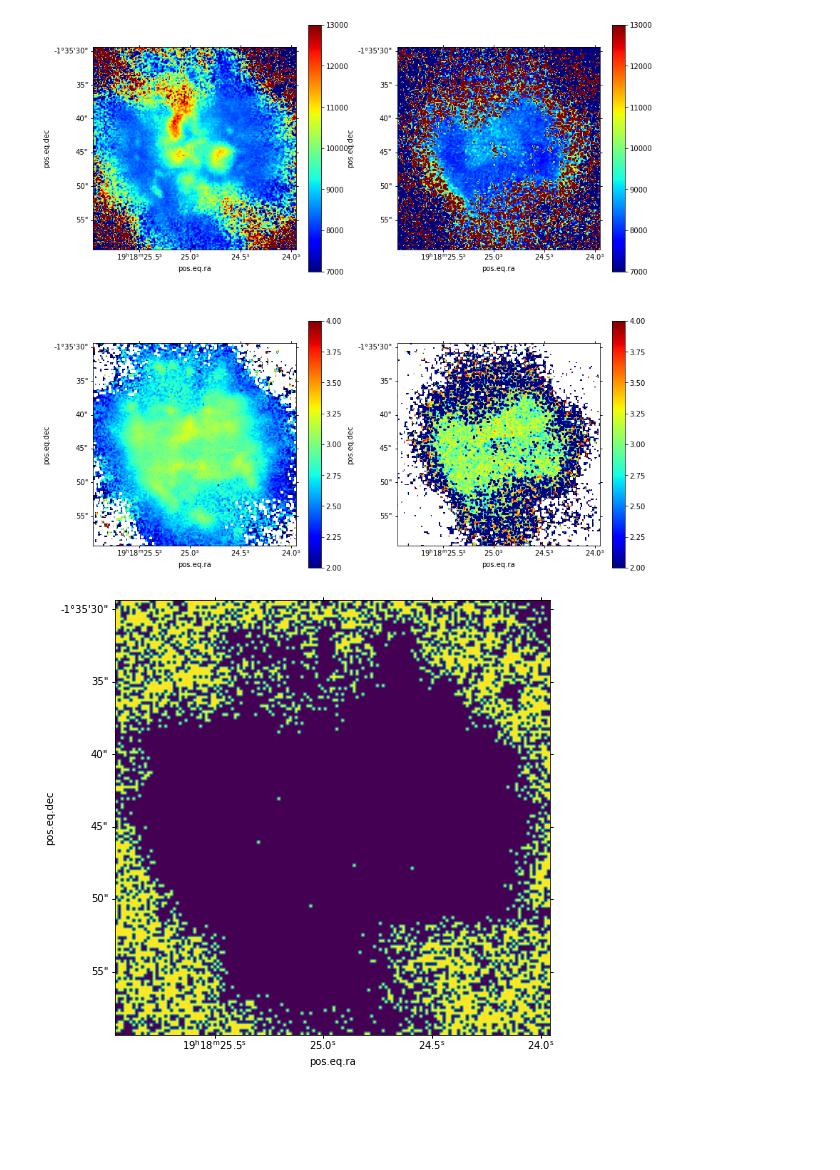
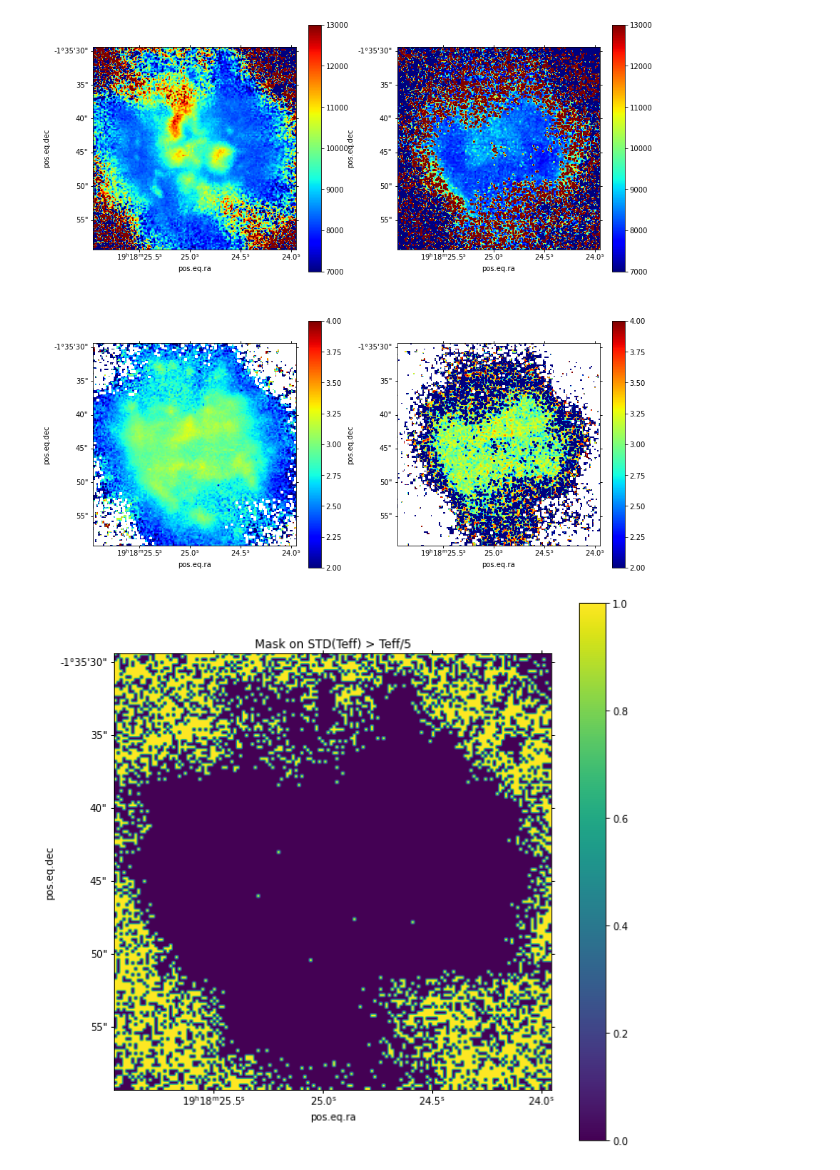
Before and after one commit to Morisset/MUSE_PNe, a Jupyter notebook: pipeline.ipynb, the cells around one changed output. Saved outputs shown, nothing was run; the diff lists cells and outputs as text; code cells hidden in the pictures; blank space fills up the shorter version.

```diff
--- a/pipeline.ipynb
+++ b/pipeline.ipynb
@@ -207,6 +209,9 @@ cb4 = f.colorbar(im4, ax=ax4)
 mask = np.nanstd(Te_N2, 2) > (np.nanmedian(Te_N2, 2) / 5)
 # %%
 f, ax = plt.subplots(subplot_kw={'projection': wcs}, figsize=(8,8))
-ax.imshow(mask);
+im=ax.imshow(mask, vmin=0,vmax=1)
+ax.set_title('Mask on STD(Teff) > Teff/5')
+cb = f.colorbar(im, ax=ax)
+f.tight_layout();
 # %% [output]
-[figure, old version]
+[figure, new version]
```
Also changed, not shown: parts of 2 cells of this notebook.
